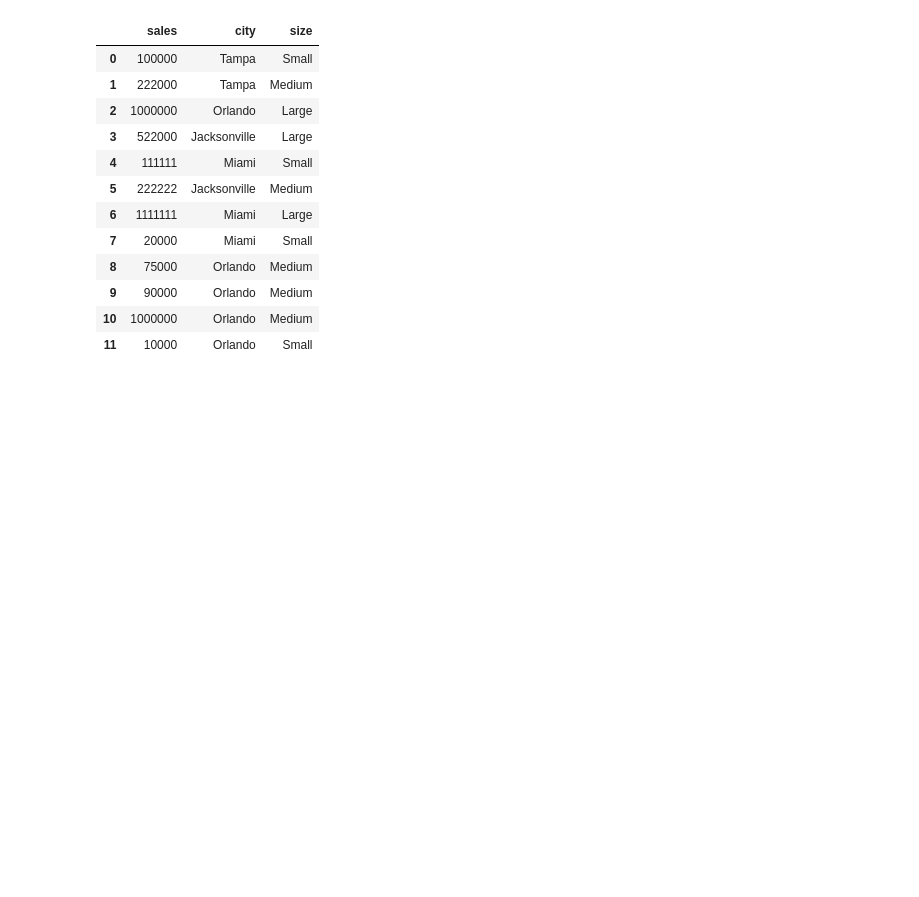
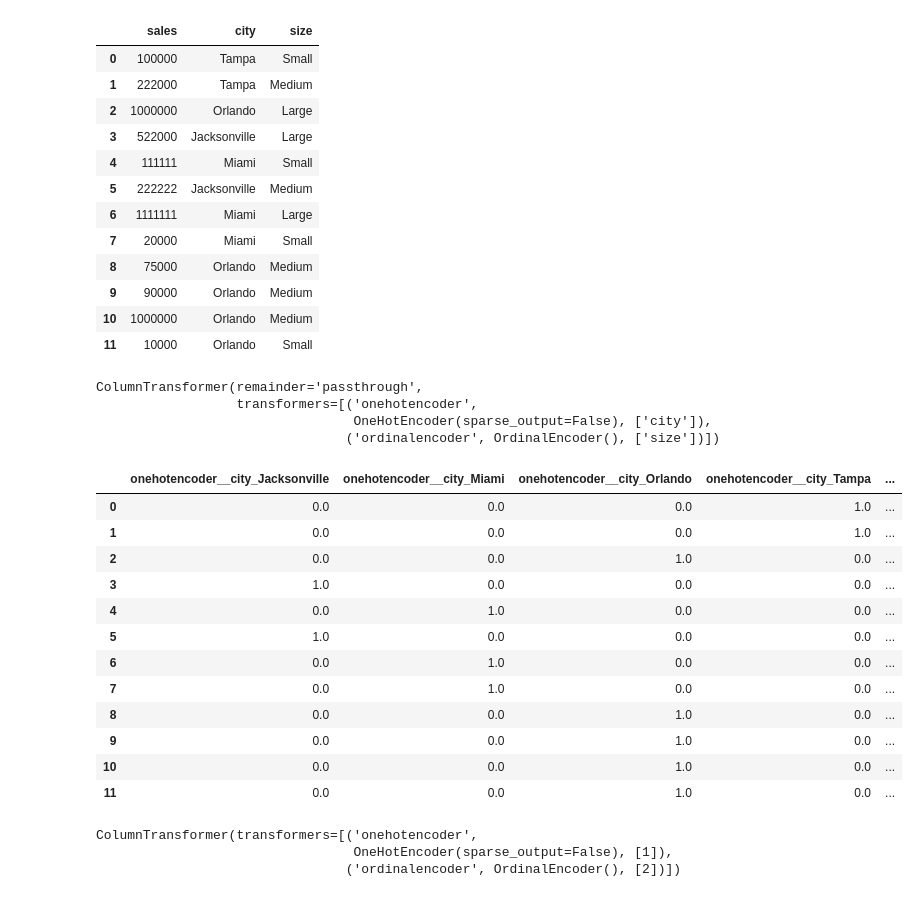
Before and after one commit to Ananay8425/Scikit-Learn, a Jupyter notebook: Column-Transformer/column-transformer.ipynb, the cells around one changed output. Drawn from its saved outputs; the diff is of its cells as text; code cells hidden in the pictures; blank space fills up the shorter version.

```diff
--- a/Column-Transformer/column-transformer.ipynb
+++ b/Column-Transformer/column-transformer.ipynb
@@ -41,10 +41,35 @@ from sklearn.compose import ColumnTransformer
 # %%
-# Create a ColumnTransformer to apply different transformations to different columns
+# Create a column transformer that applies different transformations to different columns
 # The 'city' column will be one-hot encoded
 # the 'size' column will be ordinal encoded
 # the remainder='passthrough' means that all other columns will be left unchanged
-column_transformer = ColumnTransformer(
+column_transformer = make_column_transformer(
     (ohe, ['city']),
     (ode, ['size']),
     remainder='passthrough'
 )
+# %%
+column_transformer.set_output(transform='pandas')
+# %% [output]
+ColumnTransformer(remainder='passthrough',
+                  transformers=[('onehotencoder',
+                                 OneHotEncoder(sparse_output=False), ['city']),
+                                ('ordinalencoder', OrdinalEncoder(), ['size'])])
+# %%
+df_pandas = column_transformer.fit_transform(df)
+# %%
+df_pandas
+# %% [output]
+|  | onehotencoder__city_Jacksonville | onehotencoder__city_Miami | onehotencoder__city_Orlando | onehotencoder__city_Tampa | ... |
+| 0 | 0.0 | 0.0 | 0.0 | 1.0 | ... |
+| 1 | 0.0 | 0.0 | 0.0 | 1.0 | ... |
+| 2 | 0.0 | 0.0 | 1.0 | 0.0 | ... |
+| 3 | 1.0 | 0.0 | 0.0 | 0.0 | ... |
+| 4 | 0.0 | 1.0 | 0.0 | 0.0 | ... |
+| 5 | 1.0 | 0.0 | 0.0 | 0.0 | ... |
+| 6 | 0.0 | 1.0 | 0.0 | 0.0 | ... |
+| 7 | 0.0 | 1.0 | 0.0 | 0.0 | ... |
+| 8 | 0.0 | 0.0 | 1.0 | 0.0 | ... |
+| 9 | 0.0 | 0.0 | 1.0 | 0.0 | ... |
+| 10 | 0.0 | 0.0 | 1.0 | 0.0 | ... |
+| 11 | 0.0 | 0.0 | 1.0 | 0.0 | ... |
@@ -50,0 +86,6 @@ column_transformer = ColumnTransformer(
+# %%
+column_transformer_2.set_output(transform='pandas')
+# %% [output]
+ColumnTransformer(transformers=[('onehotencoder',
+                                 OneHotEncoder(sparse_output=False), [1]),
+                                ('ordinalencoder', OrdinalEncoder(), [2])])
```
Also changed, not shown: parts of 8 cells of this notebook, 1 other file.
